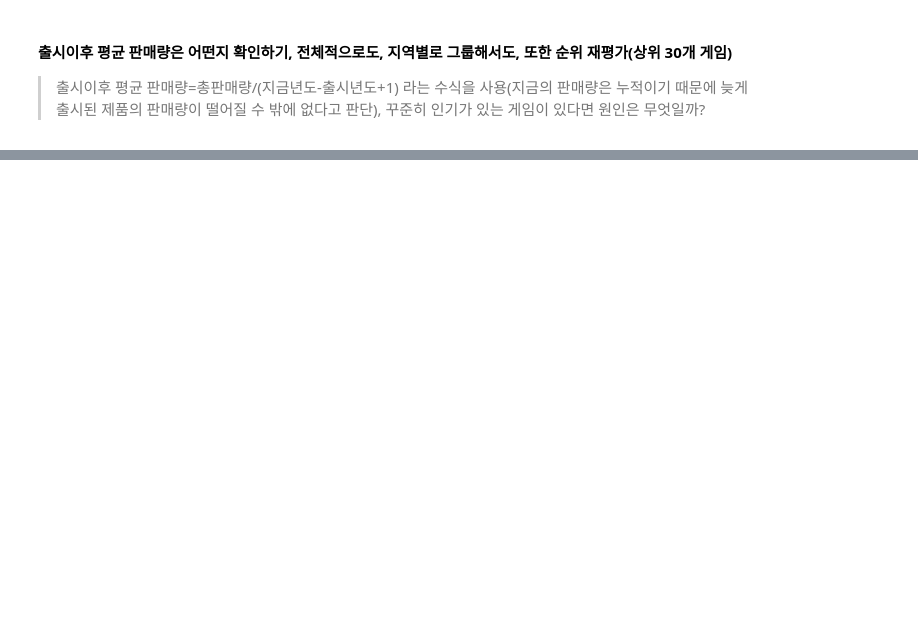
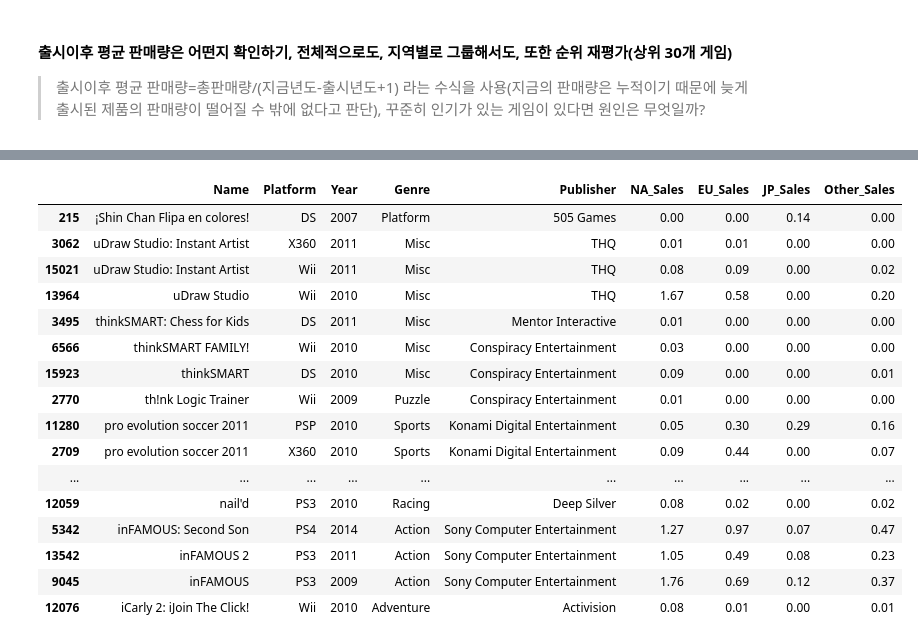
Before and after one commit to ohyunju/projects, a Jupyter notebook: project1/Project1.ipynb, the cells around one changed output, grey strips where cells are left out. Drawn from its saved outputs; the diff is of its cells as text; code cells hidden in the pictures; blank space fills up the shorter version.

```diff
--- a/project1/Project1.ipynb
+++ b/project1/Project1.ipynb
@@ -1047,0 +1247,21 @@ plt.show()
+# %%
+df_refactory=df2.sort_values(by=['Name'], axis=0, ascending=False)
+df_refactory[0:20]
+# %% [output]
+|  | Name | Platform | Year | Genre | Publisher | NA_Sales | EU_Sales | JP_Sales | Other_Sales |
+| 215 | ¡Shin Chan Flipa en colores! | DS | 2007 | Platform | 505 Games | 0.00 | 0.00 | 0.14 | 0.00 |
+| 3062 | uDraw Studio: Instant Artist | X360 | 2011 | Misc | THQ | 0.01 | 0.01 | 0.00 | 0.00 |
+| 15021 | uDraw Studio: Instant Artist | Wii | 2011 | Misc | THQ | 0.08 | 0.09 | 0.00 | 0.02 |
+| 13964 | uDraw Studio | Wii | 2010 | Misc | THQ | 1.67 | 0.58 | 0.00 | 0.20 |
+| 3495 | thinkSMART: Chess for Kids | DS | 2011 | Misc | Mentor Interactive | 0.01 | 0.00 | 0.00 | 0.00 |
+| 6566 | thinkSMART FAMILY! | Wii | 2010 | Misc | Conspiracy Entertainment | 0.03 | 0.00 | 0.00 | 0.00 |
+| 15923 | thinkSMART | DS | 2010 | Misc | Conspiracy Entertainment | 0.09 | 0.00 | 0.00 | 0.01 |
+| 2770 | th!nk Logic Trainer | Wii | 2009 | Puzzle | Conspiracy Entertainment | 0.01 | 0.00 | 0.00 | 0.00 |
+| 11280 | pro evolution soccer 2011 | PSP | 2010 | Sports | Konami Digital Entertainment | 0.05 | 0.30 | 0.29 | 0.16 |
+| 2709 | pro evolution soccer 2011 | X360 | 2010 | Sports | Konami Digital Entertainment | 0.09 | 0.44 | 0.00 | 0.07 |
+| ... | ... | ... | ... | ... | ... | ... | ... | ... | ... |
+| 12059 | nail'd | PS3 | 2010 | Racing | Deep Silver | 0.08 | 0.02 | 0.00 | 0.02 |
+| 5342 | inFAMOUS: Second Son | PS4 | 2014 | Action | Sony Computer Entertainment | 1.27 | 0.97 | 0.07 | 0.47 |
+| 13542 | inFAMOUS 2 | PS3 | 2011 | Action | Sony Computer Entertainment | 1.05 | 0.49 | 0.08 | 0.23 |
+| 9045 | inFAMOUS | PS3 | 2009 | Action | Sony Computer Entertainment | 1.76 | 0.69 | 0.12 | 0.37 |
+| 12076 | iCarly 2: iJoin The Click! | Wii | 2010 | Adventure | Activision | 0.08 | 0.01 | 0.00 | 0.01 |
```
Also changed, not shown: parts of 14 cells of this notebook.
